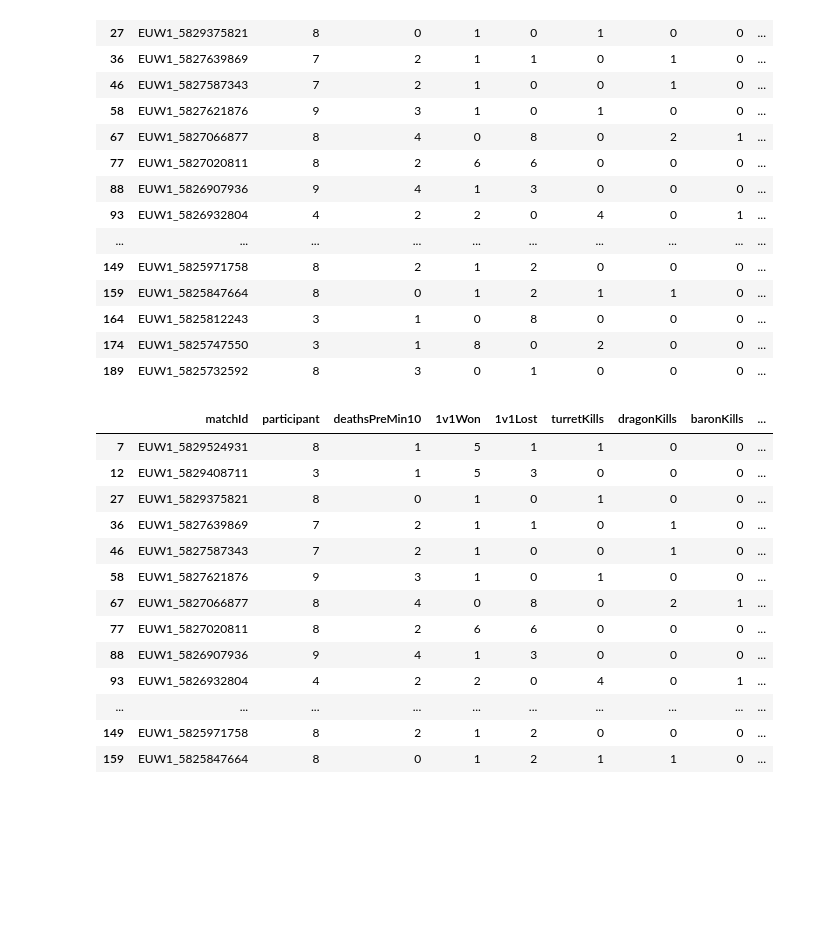
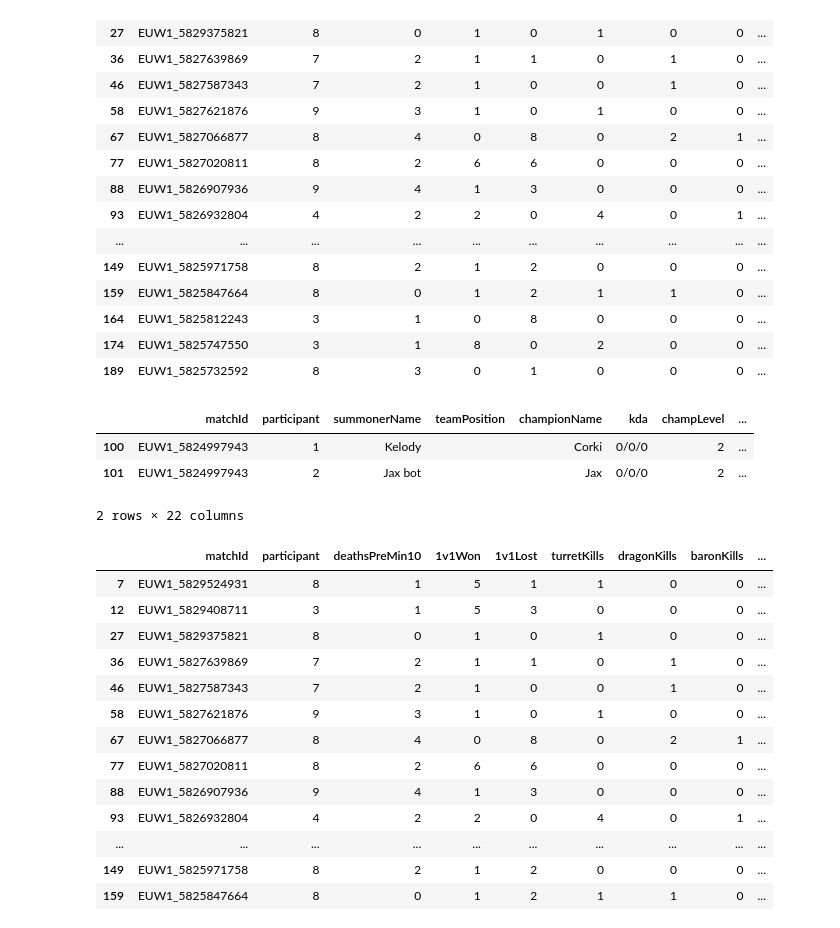
Before and after one commit to raz1x/Project_RiotAPI, a Jupyter notebook: riot.ipynb, the cells around one changed output. Cells and saved outputs as stored; diff of their text form; code cells hidden in the pictures; blank space fills up the shorter version.

```diff
--- a/riot.ipynb
+++ b/riot.ipynb
@@ -583,3 +595,10 @@ kelody["gameWin"] = kelody.apply(lambda row: gameWin(row, "Kelody"), axis=1)
+# %%
+participantsDf[participantsDf["matchId"]=="EUW1_5824997943"]
+# %% [output]
+|  | matchId | participant | summonerName | teamPosition | championName | kda | champLevel | ... |
+| 100 | EUW1_5824997943 | 1 | Kelody |  | Corki | 0/0/0 | 2 | ... |
+| 101 | EUW1_5824997943 | 2 | Jax bot |  | Jax | 0/0/0 | 2 | ... |
+2 rows × 22 columns
 # %%
 kelody
 # %% [output]
```
Also changed, not shown: parts of 3 cells of this notebook, 1 other file.
